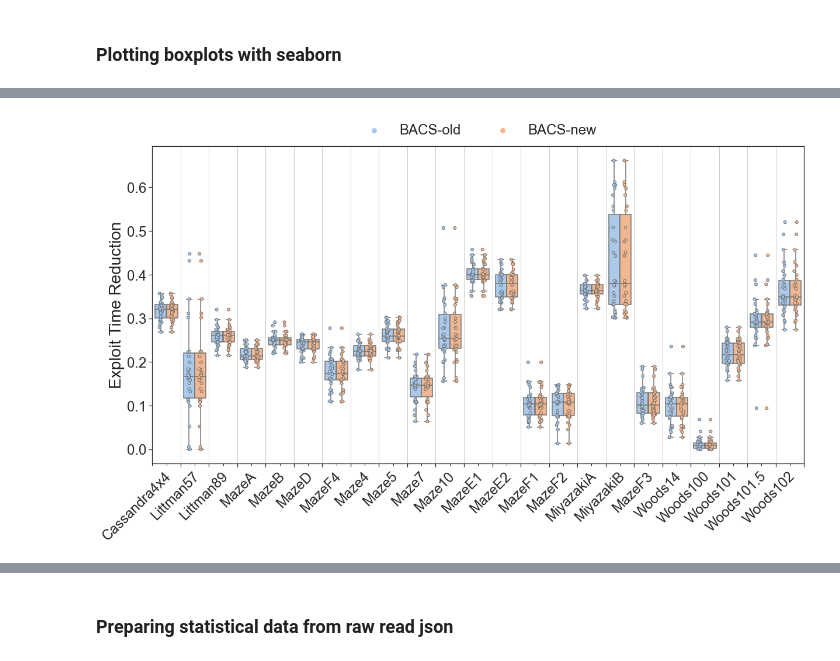
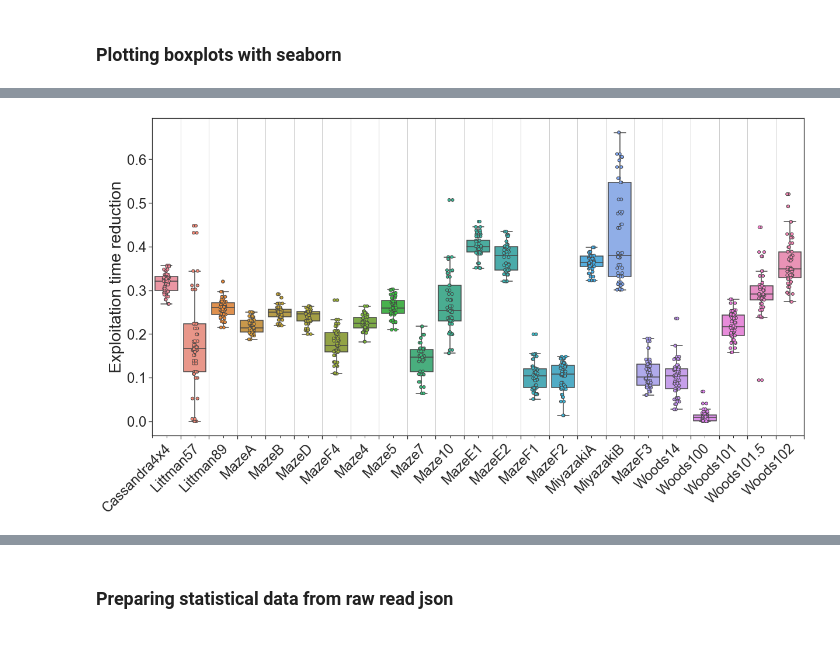
Before and after one commit to RomainOr/Reasoning-with-ALCS, a Jupyter notebook: example/MazeBoxplot-ZIP.ipynb, the cells around one changed output, grey strips where cells are left out. Saved outputs shown, nothing was run; the diff lists cells and outputs as text; code cells hidden in the pictures.

Commit message:
GECCO22 plot

```diff
--- a/example/MazeBoxplot-ZIP.ipynb
+++ b/example/MazeBoxplot-ZIP.ipynb
@@ -82,9 +82,12 @@ def prepare_pandas_plotting_data(raw_data, exp_list, exp_list_names):
         'Mean realiable classifier specificity':[],
         'Average EP Accumulated Error (%)':[],
         'Average steps to exit':[],
-        'Exploitation time':[],
+        'Exploitation time':[]
+    }
+    cleaned_data_single = {
+        'Maze':[],
         'Compression rate':[],
-        'Exploit Time Reduction':[]
+        'Exploitation time reduction':[]
     }
     nb_of_environments = 0
     for i in range(len(exp_list_names)):
@@ -95,8 +98,10 @@ def prepare_pandas_plotting_data(raw_data, exp_list, exp_list_names):
                     cleaned_data['LCS'].append(exp_list_names[i])
                     if item['maze'][:-3] == "Woods101demi":
                         cleaned_data['Maze'].append("Woods101.5")
+                        cleaned_data_single['Maze'].append("Woods101.5")
                     else:
                         cleaned_data['Maze'].append(item['maze'][:-3])
+                        cleaned_data_single['Maze'].append(item['maze'][:-3])
                     if i % 2 == 0:
                         cleaned_data['Knowledge (%)'].append(
                             item['old_knowledge_list'][idx]
@@ -147,18 +152,19 @@ def prepare_pandas_plotting_data(raw_data, exp_list, exp_list_names):
                         cleaned_data['Exploitation time'].append(
                             item['new_time_list'][idx]
                         )
-                    cleaned_data['Compression rate'].append(
+                    cleaned_data_single['Compression rate'].append(
                         1. - item['new_population_list'][idx] / item['old_population_list'][idx]
                     )
-                    cleaned_data['Exploit Time Reduction'].append(
+                    cleaned_data_single['Exploitation time reduction'].append(
                         max(1. - item['new_time_list'][idx] / item['old_time_list'][idx], 0.)
                     )
 
     nb_of_environments /= len(exp_list)
     pandas_data = pd.DataFrame(cleaned_data)
-    return nb_of_environments, pandas_data
+    pandas_data_single = pd.DataFrame(cleaned_data_single)
+    return nb_of_environments, pandas_data, pandas_data_single
 
-nb_of_environments, pandas_data = prepare_pandas_plotting_data(raw_data, exp_list, exp_list_names)
+nb_of_environments, pandas_data, pandas_data_single = prepare_pandas_plotting_data(raw_data, exp_list, exp_list_names)
 # %% [markdown]
 ### Plotting boxplots with seaborn
 # %%
@@ -326,31 +365,34 @@ def plot_whole_population_and_reliable_ratio(pandas_data, lcs_name):
     ax[1].get_legend().remove()
 # %%
 def plot_knowledge(pandas_data, zipped:bool=True):
-    plot_figure(pandas_data, Y='Knowledge (%)', lcs_name=exp_list_names)
+    plot_figure_vs(pandas_data, Y='Knowledge (%)', lcs_name=exp_list_names)
 
 def plot_whole_population(pandas_data):
-    plot_figure(pandas_data, Y='Population of classifiers', lcs_name=exp_list_names)
+    plot_figure_vs(pandas_data, Y='Population of classifiers', lcs_name=exp_list_names)
 
 def plot_reliable_population(pandas_data):
-    plot_figure(pandas_data, Y='Reliable classifiers ratio', lcs_name=exp_list_names)
+    plot_figure_vs(pandas_data, Y='Reliable classifiers ratio', lcs_name=exp_list_names)
 
 def plot_mean_numerosity(pandas_data):
-    plot_figure(pandas_data, Y='Mean numerosity of classifiers', lcs_name=exp_list_names)
+    plot_figure_vs(pandas_data, Y='Mean numerosity of classifiers', lcs_name=exp_list_names)
 
 def plot_mean_classifier_specificity(pandas_data):
-    plot_figure(pandas_data, Y='Mean realiable classifier specificity', lcs_name=exp_list_names)
+    plot_figure_vs(pandas_data, Y='Mean realiable classifier specificity', lcs_name=exp_list_names)
 
 def plot_ep_accumulated_error(pandas_data):
-    plot_figure(pandas_data, Y='Average EP Accumulated Error (%)', lcs_name=exp_list_names)
+    plot_figure_vs(pandas_data, Y='Average EP Accumulated Error (%)', lcs_name=exp_list_names)
 
 def plot_avg_steps_to_exit(pandas_data):
-    plot_figure(pandas_data, Y='Average steps to exit', lcs_name=exp_list_names)
+    plot_figure_vs(pandas_data, Y='Average steps to exit', lcs_name=exp_list_names)
+
+def plot_exploit_time(pandas_data):
+    plot_figure_vs(pandas_data, Y='Exploitation time', lcs_name=exp_list_names)
 
 def plot_compression_rate(pandas_data):
-    plot_figure(pandas_data, Y='Compression rate', lcs_name=exp_list_names)
+    plot_figure_single(pandas_data_single, Y='Compression rate')
 
-def plot_exploit_time_reduction(pandas_data):
-    plot_figure(pandas_data, Y='Exploit Time Reduction', lcs_name=exp_list_names)
+def plot_exploitation_time_reduction(pandas_data):
+    plot_figure_single(pandas_data_single, Y='Exploitation time reduction')
 # %%
 if produce_graph:
     plot_knowledge(pandas_data)
@@ -389,6 +436,6 @@ if produce_graph:
 # %%
 if produce_graph:
-    plot_exploit_time_reduction(pandas_data)
+    plot_exploitation_time_reduction(pandas_data)
 # %% [output]
-[figure, old version]
+[figure, new version]
 # %%
```
Also changed, not shown: parts of 14 cells of this notebook.
